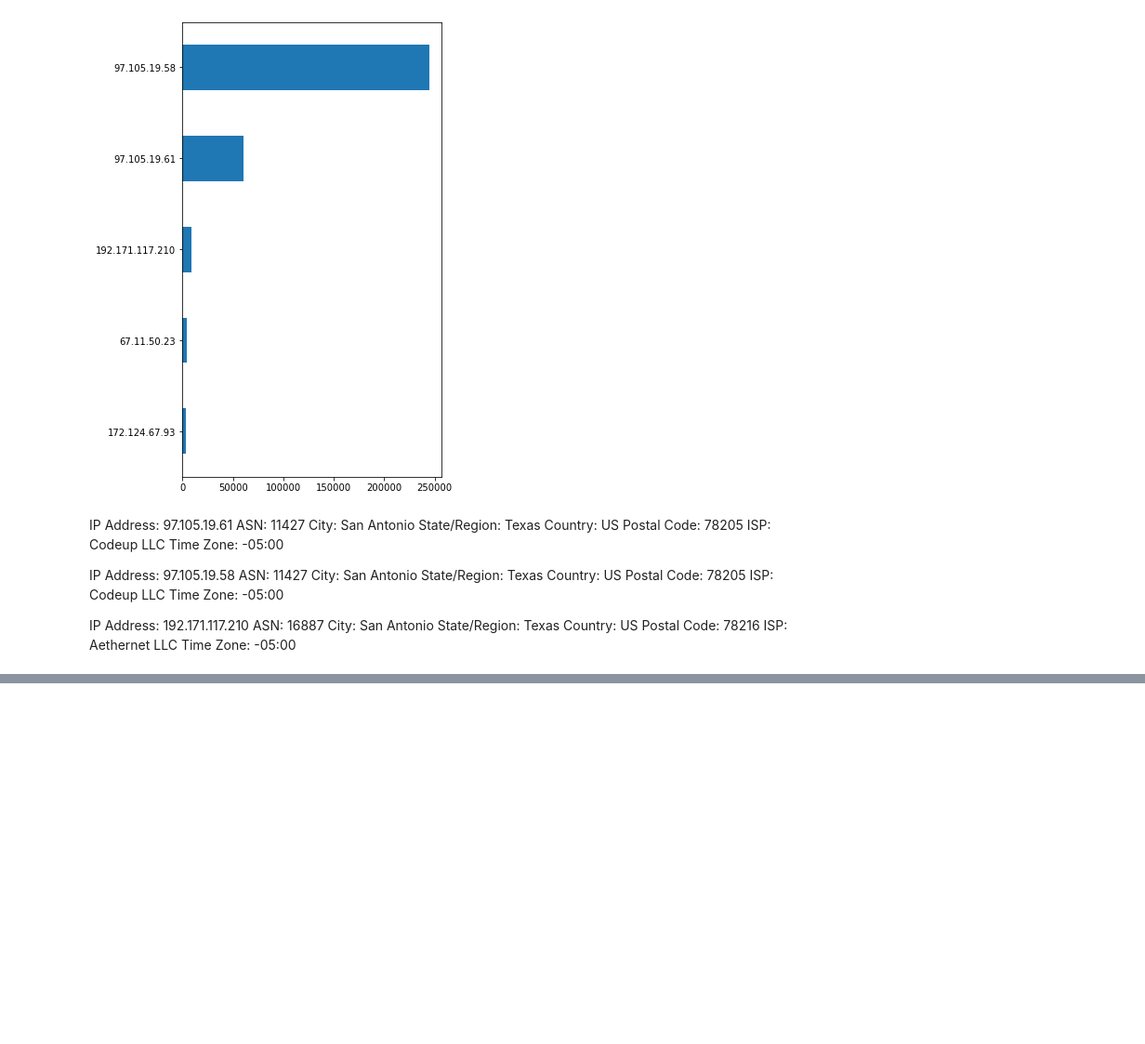
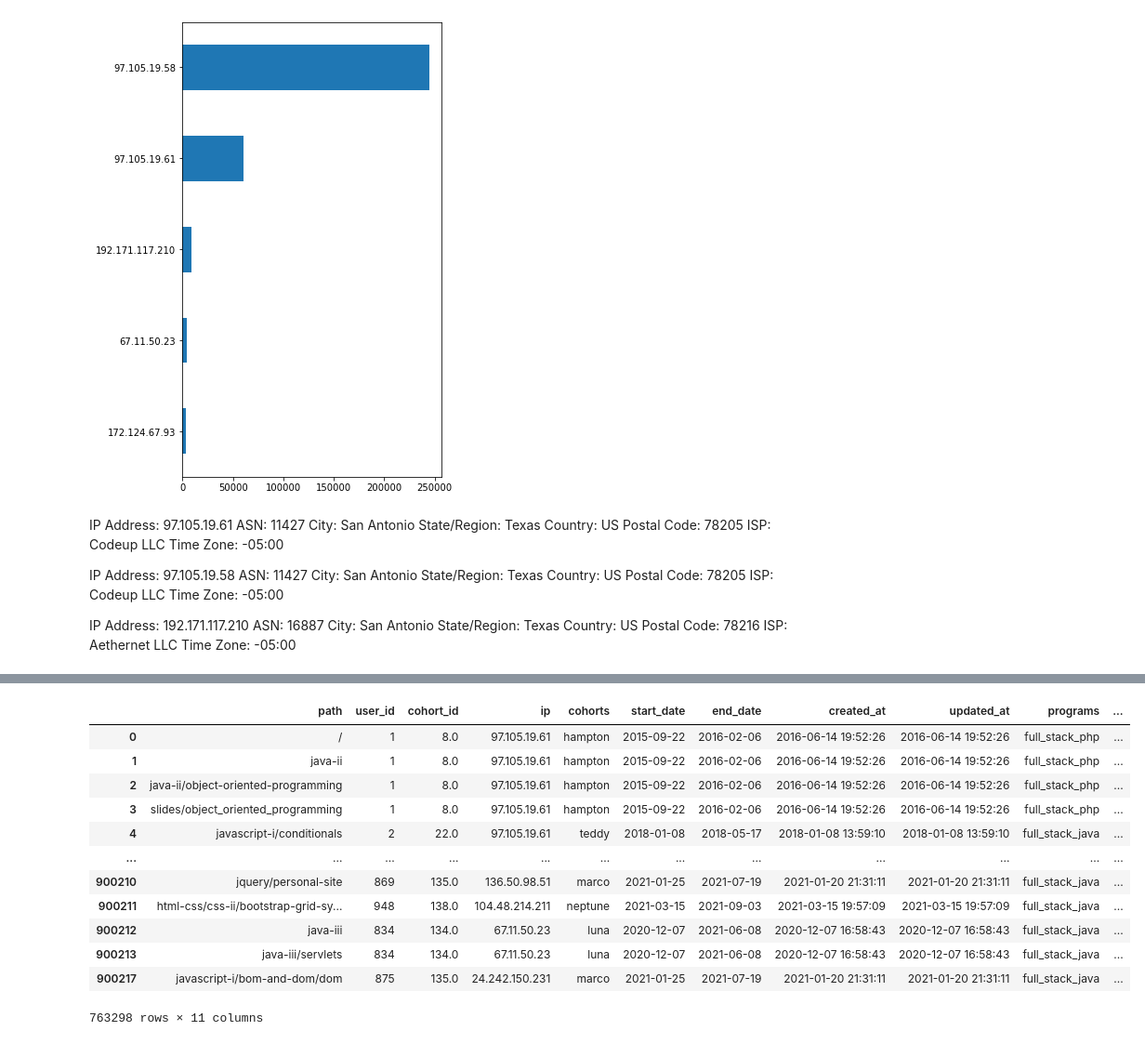
Before and after one commit to Jason-R-Turner/anomaly-detection-exercises, a Jupyter notebook: scratch_jason.ipynb, the cells around one changed output, grey strips where cells are left out. Shown: that part at 93% size. Saved outputs shown, nothing was run; the diff lists cells and outputs as text; code cells hidden in the pictures; blank space fills up the shorter version.

```diff
--- a/scratch_jason.ipynb
+++ b/scratch_jason.ipynb
@@ -312,0 +313,16 @@ round(cohort_counts/user_counts).sort_values()
+# %%
+q2_df
+# %% [output]
+|  | path | user_id | cohort_id | ip | cohorts | start_date | end_date | created_at | updated_at | programs | ... |
+| 0 | / | 1 | 8.0 | 97.105.19.61 | hampton | 2015-09-22 | 2016-02-06 | 2016-06-14 19:52:26 | 2016-06-14 19:52:26 | full_stack_php | ... |
+| 1 | java-ii | 1 | 8.0 | 97.105.19.61 | hampton | 2015-09-22 | 2016-02-06 | 2016-06-14 19:52:26 | 2016-06-14 19:52:26 | full_stack_php | ... |
+| 2 | java-ii/object-oriented-programming | 1 | 8.0 | 97.105.19.61 | hampton | 2015-09-22 | 2016-02-06 | 2016-06-14 19:52:26 | 2016-06-14 19:52:26 | full_stack_php | ... |
+| 3 | slides/object_oriented_programming | 1 | 8.0 | 97.105.19.61 | hampton | 2015-09-22 | 2016-02-06 | 2016-06-14 19:52:26 | 2016-06-14 19:52:26 | full_stack_php | ... |
+| 4 | javascript-i/conditionals | 2 | 22.0 | 97.105.19.61 | teddy | 2018-01-08 | 2018-05-17 | 2018-01-08 13:59:10 | 2018-01-08 13:59:10 | full_stack_java | ... |
+| ... | ... | ... | ... | ... | ... | ... | ... | ... | ... | ... | ... |
+| 900210 | jquery/personal-site | 869 | 135.0 | 136.50.98.51 | marco | 2021-01-25 | 2021-07-19 | 2021-01-20 21:31:11 | 2021-01-20 21:31:11 | full_stack_java | ... |
+| 900211 | html-css/css-ii/bootstrap-grid-sy... | 948 | 138.0 | 104.48.214.211 | neptune | 2021-03-15 | 2021-09-03 | 2021-03-15 19:57:09 | 2021-03-15 19:57:09 | full_stack_java | ... |
+| 900212 | java-iii | 834 | 134.0 | 67.11.50.23 | luna | 2020-12-07 | 2021-06-08 | 2020-12-07 16:58:43 | 2020-12-07 16:58:43 | full_stack_java | ... |
+| 900213 | java-iii/servlets | 834 | 134.0 | 67.11.50.23 | luna | 2020-12-07 | 2021-06-08 | 2020-12-07 16:58:43 | 2020-12-07 16:58:43 | full_stack_java | ... |
+| 900217 | javascript-i/bom-and-dom/dom | 875 | 135.0 | 24.242.150.231 | marco | 2021-01-25 | 2021-07-19 | 2021-01-20 21:31:11 | 2021-01-20 21:31:11 | full_stack_java | ... |
+763298 rows × 11 columns
```
Also changed, not shown: parts of 75 cells of this notebook, 2 other files.
